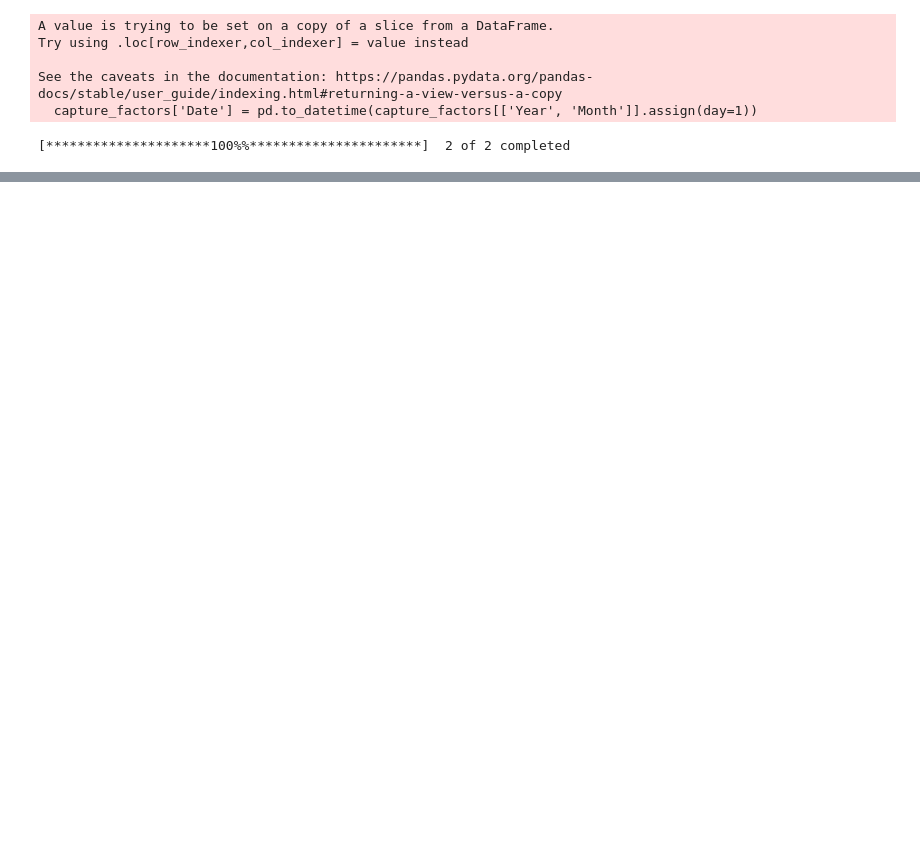
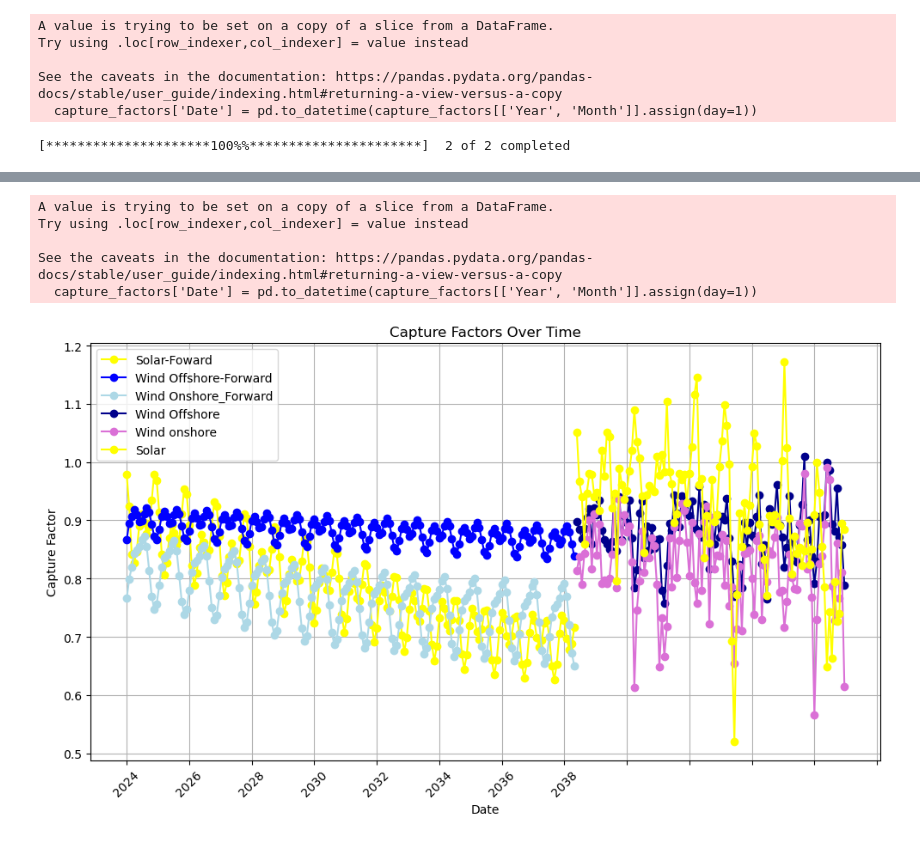
Before and after one commit to FerdinandBjerreWahl/Energy-Economics, a Jupyter notebook: Plotting.ipynb, the cells around one changed output, grey strips where cells are left out. Drawn from its saved outputs; the diff is of its cells as text; code cells hidden in the pictures; blank space fills up the shorter version.

```diff
--- a/Plotting.ipynb
+++ b/Plotting.ipynb
@@ -83 +84,61 @@ plt.show()
 [figure]
+# %%
+import pandas as pd
+import matplotlib.pyplot as plt
+from matplotlib.ticker import MaxNLocator
+
+Power_DATA = read_power_data()
+energy_sources = ['Wind offshore', 'Wind onshore', 'Solar']
+frequency = 'monthly' # or 'monthly', 'yearly'
+CAPF = calculate_capture_factors_plot(Power_DATA, energy_sources,frequency)
+CAPF['Date'] = pd.to_datetime(CAPF['Date'], format='%m/%d/%Y').dt.strftime('%Y/%m/%d')
+CAPF['Year'] = pd.to_datetime(CAPF['Date']).dt.year
+
+# Read the CSV file
+df = pd.read_csv("Forward Capture Factors.csv")
+
+# Convert American dates to European dates
+df['Date'] = pd.to_datetime(df['Date'], format='%m/%d/%Y').dt.strftime('%d/%m/%Y')
+
+# Rename the column with the extra space
+df.rename(columns={'Capture Factor solar ': 'Capture Factor solar'}, inplace=True)
+
+df.rename(columns={'Capture Factor solar ': 'Capture Factor solar'}, inplace=True)
+
+
+
+# Extract year from date
+df['Year'] = pd.to_datetime(df['Date']).dt.year
+
+# Plot the data
+plt.figure(figsize=(10, 6))
+
+plt.plot(df['Date'], df['Capture Factor solar'], marker='o', color='yellow', linestyle='-', label='Solar-Foward')
+plt.plot(df['Date'], df['Capture Factor offshore wind'], marker='o', color='blue', linestyle='-', label='Wind Offshore-Forward')
+plt.plot(df['Date'], df['Capture Factor onshore wind'], marker='o', color='lightblue', linestyle='-', label='Wind Onshore_Forward')
+plt.plot(CAPF['Date'], CAPF['Capture_Factor_Wind offshore'], marker='o', color='#00008B', linestyle='-', label='Wind Offshore')  # dark blue
+plt.plot(CAPF['Date'], CAPF['Capture_Factor_Wind onshore'], marker='o', color='#DA70D6', linestyle='-', label='Wind onshore')  # orchid
+plt.plot(CAPF['Date'], CAPF['Capture_Factor_Solar'], marker='o', color='#FFFF00', linestyle='-', label='Solar')  # yellow
+
+
+plt.title('Capture Factors Over Time')
+plt.xlabel('Date')
+plt.ylabel('Capture Factor')
+plt.grid(True)
+#plt.xticks(rotation=45)
+plt.xticks(CAPF['Date'], CAPF['Year'], rotation=45)
+plt.xticks(df['Date'], df['Year'], rotation=45)
+
+# Show only every 5th tick on the x-axis
+plt.gca().xaxis.set_major_locator(MaxNLocator(nbins=len(df) // 12))
+
+plt.tight_layout()
+plt.legend()
+plt.show()
+# %% [output]
+A value is trying to be set on a copy of a slice from a DataFrame.
+Try using .loc[row_indexer,col_indexer] = value instead
+
+See the caveats in the documentation: https://pandas.pydata.org/pandas-docs/stable/user_guide/indexing.html#returning-a-view-versus-a-copy
+  capture_factors['Date'] = pd.to_datetime(capture_factors[['Year', 'Month']].assign(day=1))
+[figure, added]
```
Also changed, not shown: parts of 4 cells of this notebook, 10 other files.
